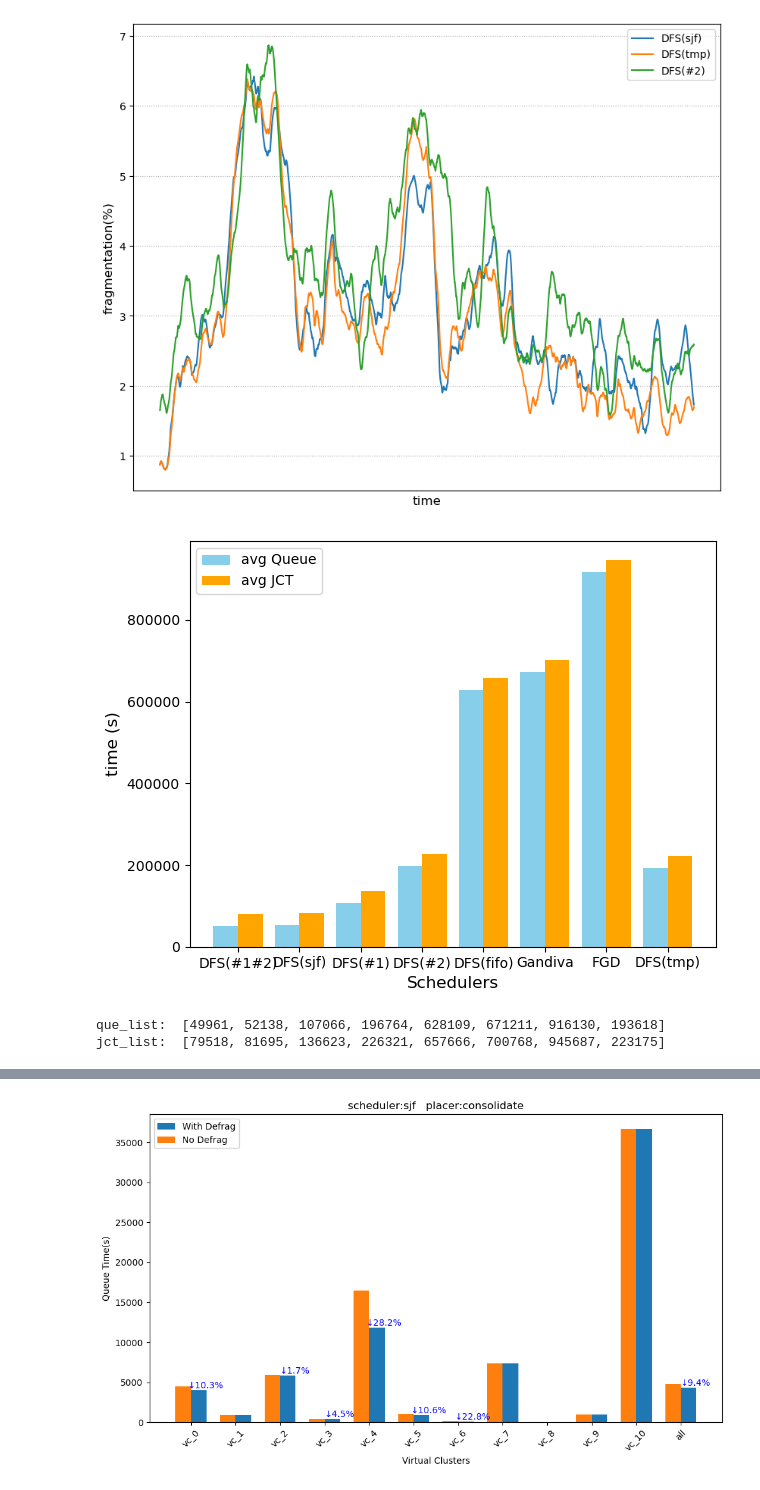
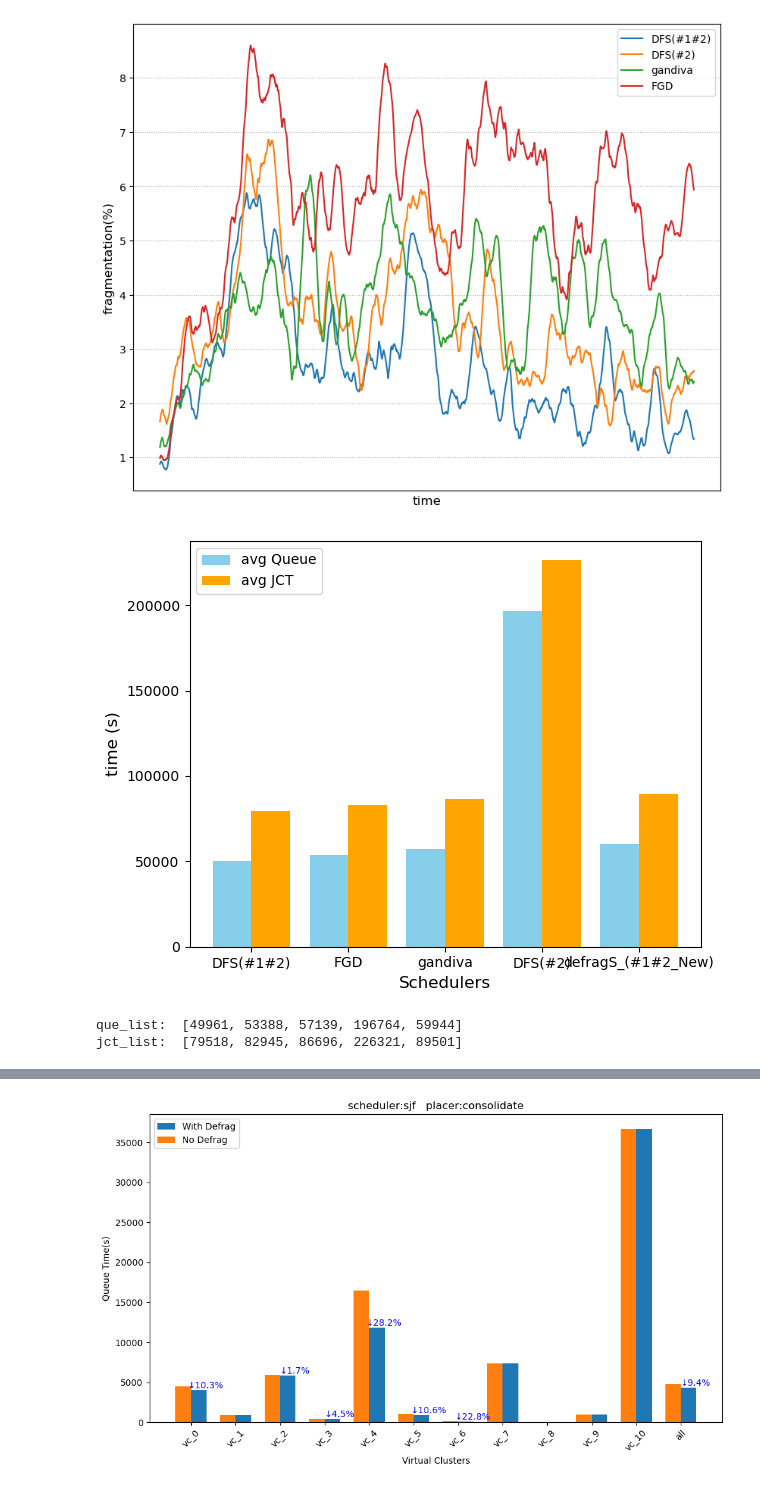
Before and after one commit to CUG-nhf/simulator, a Jupyter notebook: plot/test.ipynb, the cells around one changed output, grey strips where cells are left out. Saved outputs shown, nothing was run; the diff lists cells and outputs as text; code cells hidden in the pictures.

```diff
--- a/plot/test.ipynb
+++ b/plot/test.ipynb
@@ -3,22 +3,17 @@ import pandas as pd
 import numpy as np
 import matplotlib.pyplot as plt
 # %%
-# schedulers = [ "defragS_1and2",  "defragS_sjf","defragS_1", "defragS_2", "defragS_fifo", "gandiva_None", "fifo_FGD"]
-# labels = ['DFS(#1#2)',   "DFS(sjf)", 'DFS(#1)', "DFS(#2)", "DFS(fifo)", "Gandiva", "FGD"]
-schedulers = ["defragS_sjf","defragS_tmp", "defragS_2"]
-labels = ["DFS(sjf)", 'DFS(tmp)', "DFS(#2)"]
+# schedulers = [ "defragS_1and2",  "defragS_2", "gandiva_sjf", "sjf_FGD"]
+# labels = ['DFS(#1#2)',  "DFS(#2)", "gandiva", "FGD"]
+schedulers = [ "defragS_sdf",  "defragS_2", "gandiva_sjf", "sjf_FGD"]
+labels = ['DFS(#1#2)',  "DFS(#2)", "gandiva", "FGD"]
 log_dir = "/data/nihaifeng/log/PPT_51"
 saving = False
 window_size = 60 * 24 * 1
 
 fig = plt.figure(figsize=(10,8))
 for idx, scheduler in enumerate(schedulers):
-	if scheduler[:7] == "defragS":
-		df = pd.read_csv(log_dir+f'/Philly_{scheduler}/all/defragS_None_all_seq.csv')
-	elif scheduler == "gandivaN_None":
-		df = pd.read_csv(log_dir+f'/Philly_{scheduler}/all/gandiva_None_all_seq.csv')
-	else:
-		df = pd.read_csv(log_dir+f'/Philly_{scheduler}/all/{scheduler}_all_seq.csv')
+	df = pd.read_csv(log_dir+f'/Philly_{scheduler}/all/{scheduler}_all_seq.csv')
 	y = df['fragmentation_ration']*100
 	plt.plot(df['time'], y.rolling(window=window_size).mean(), label=labels[idx])
 
@@ -29,10 +24,10 @@ plt.legend(loc='best', fontsize=10)
 plt.grid(linestyle=':')
 plt.show()
 # %% [output]
-[figure, old version]
+[figure, new version]
 # %%
-schedulers = [ "defragS_1and2",  "defragS_sjf","defragS_1", "defragS_2", "defragS_fifo", "gandiva_None", "fifo_FGD", "defragS_tmp"]
-labels = ['DFS(#1#2)',   "DFS(sjf)", 'DFS(#1)', "DFS(#2)", "DFS(fifo)", "Gandiva", "FGD", "DFS(tmp)"]
+schedulers = [ "defragS_1and2", "sjf_FGD",   "gandiva_sjf","defragS_2", "defragS_sdf"]
+labels = ['DFS(#1#2)', "FGD", "gandiva","DFS(#2)", "defragS_(#1#2_New)" ]
 que_list, jct_list = [], []
 for scheduler in schedulers:
 	df = pd.read_csv(log_dir+f'/Philly_{scheduler}/jct_avg.csv')
@@ -40,33 +35,33 @@ for scheduler in schedulers:
 	df = pd.read_csv(log_dir+f'/Philly_{scheduler}/que_avg.csv')
 	que_list.append(df.iloc[len(df)-1, 1])
 
 
 # 设置柱状图的宽度和位置
 x_indices = np.arange(len(schedulers))  # x 轴位置
 bar_width = 0.4  # 每个柱的宽度
 
 
 # 绘制两组柱状图
 plt.bar(x_indices - bar_width/2, que_list, bar_width, label='avg Queue', color='skyblue')
 plt.bar(x_indices + bar_width/2, jct_list, bar_width, label='avg JCT', color='orange')
 
 # 设置 x 轴标签
 plt.xticks(x_indices, labels)
 # plt.yticks([])
 
 # 添加标题和坐标轴标签
 plt.xlabel("Schedulers", fontsize=12)
 plt.ylabel("time (s)", fontsize=12)
 
 # 添加图例
 plt.legend()
 
 # 显示图表
 plt.tight_layout()
 plt.show()
 print("que_list: ", que_list)
 print("jct_list: ", jct_list)
 # %% [output]
-[figure, old version]
+[figure, new version]
-que_list:  [49961, 52138, 107066, 196764, 628109, 671211, 916130, 193618]
-jct_list:  [79518, 81695, 136623, 226321, 657666, 700768, 945687, 223175]
+que_list:  [49961, 53388, 57139, 196764, 59944]
+jct_list:  [79518, 82945, 86696, 226321, 89501]
```
Also changed, not shown: parts of 2 cells of this notebook, 5 other files.
